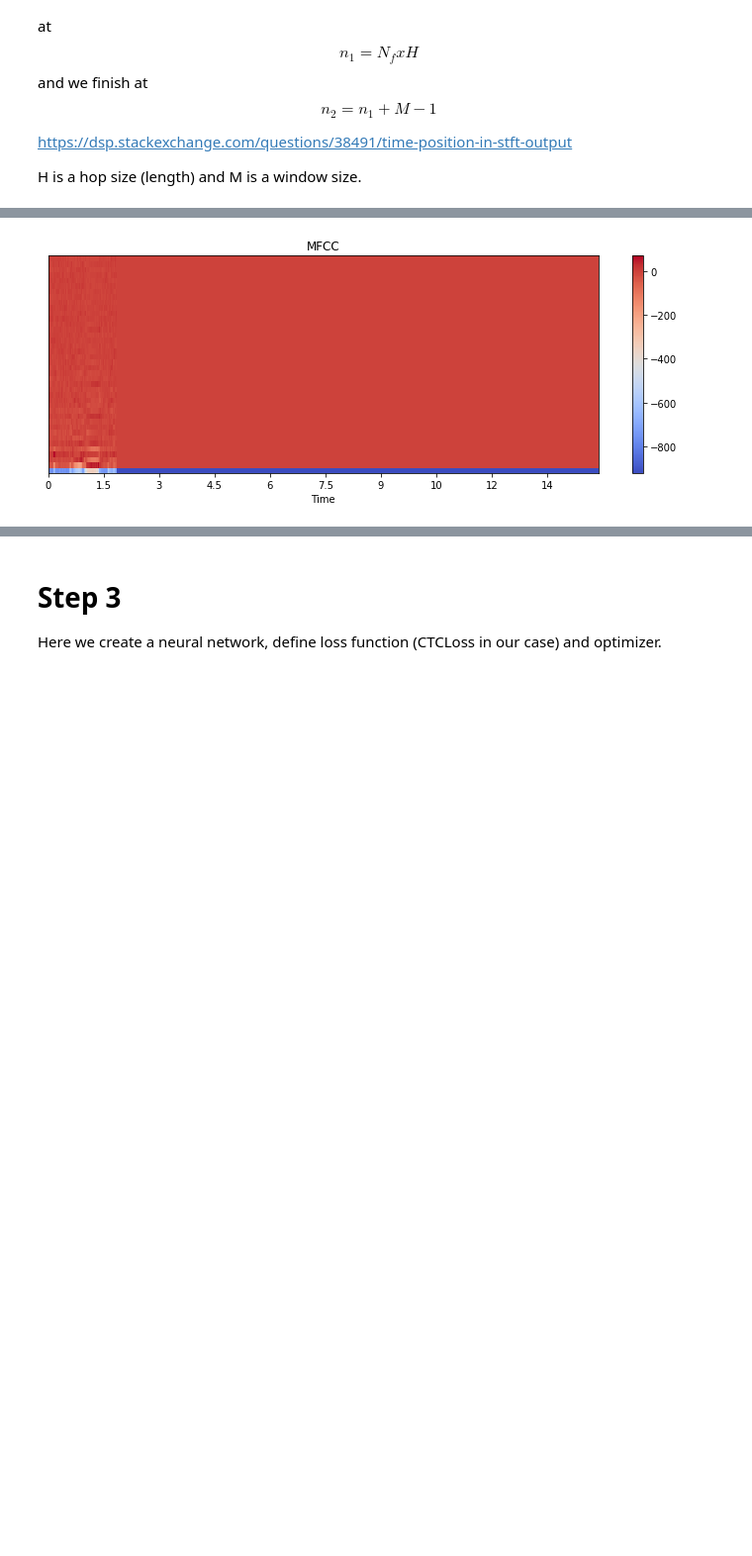
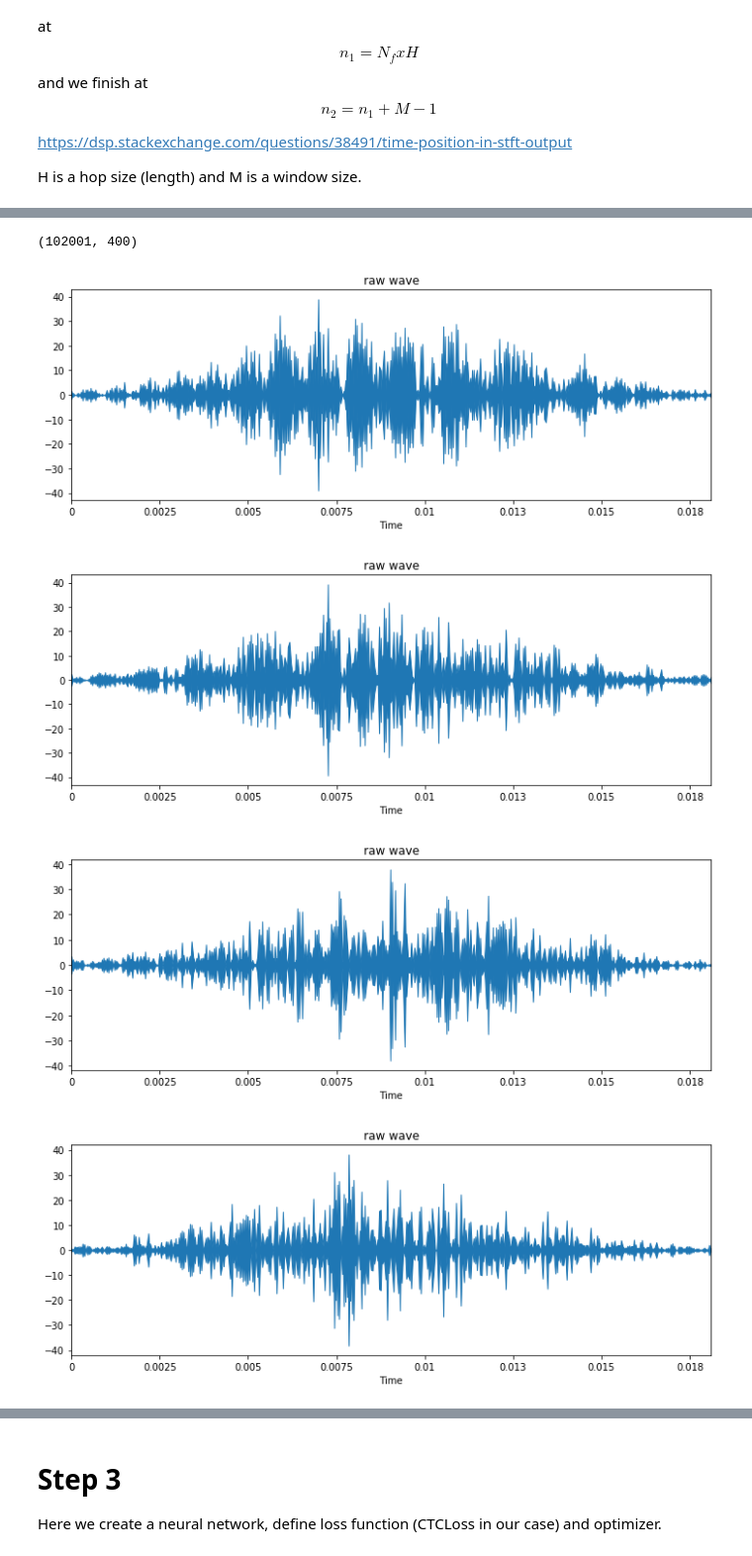
Before and after one commit to Davide01/automatic-speech-recognition, a Jupyter notebook: Sound-preprocessing_1.ipynb, the cells around one changed output, grey strips where cells are left out. Shown at 99% size. Saved outputs shown, nothing was run; the diff lists cells and outputs as text; code cells hidden in the pictures; blank space fills up the shorter version.

```diff
--- a/Sound-preprocessing_1.ipynb
+++ b/Sound-preprocessing_1.ipynb
@@ -269,0 +517,2 @@ ys_valid_emphasize=pre_emphasize(ys_valid_new, 0.97)
+# %%
+raw_wave_frames = 0
@@ -269,0 +523,2 @@ ys_valid_emphasize=pre_emphasize(ys_valid_new, 0.97)
+# %%
+sam = raw_wave_frames[0]
@@ -269,0 +529,14 @@ ys_valid_emphasize=pre_emphasize(ys_valid_new, 0.97)
+# %%
+#Here we plot mel spectrogram of one of the samples. Since this sample is pretty
+#long, we have something over the whole time period
+for i in range(10):
+    plt.figure(figsize=(10, 4))
+
+#>>> plt.figure()
+#>>> plt.subplot(3, 1, 1)
+#librosa.display.waveplot(frameg[3] , x_axis='time')
+
+    librosa.display.waveplot(numpy.array(sam[i]), sr=16000, x_axis='time')
+#plt.colorbar()
+    plt.title('raw wave')
+    plt.tight_layout()
@@ -279,10 +591,23 @@ Ms_valid=mfccs(ys=ys_valid_emphasize, n_mfcc=N_MFCC, N_FFT=N_FFT, hop_size=hop_s
+# %%
+frameg.shape
+# %% [output]
+(102001, 400)
 # %%
 #Here we plot mel spectrogram of one of the samples. Since this sample is pretty
 #long, we have something over the whole time period
-plt.figure(figsize=(10, 4))
-librosa.display.specshow(Ms[1][0], x_axis='time')
-plt.colorbar()
-plt.title('MFCC')
-plt.tight_layout()
+for i in range(10):
+    plt.figure(figsize=(10, 4))
+
+#>>> plt.figure()
+#>>> plt.subplot(3, 1, 1)
+#librosa.display.waveplot(frameg[3] , x_axis='time')
+
+    librosa.display.waveplot(numpy.array(frames[i]), x_axis='time')
+#plt.colorbar()
+    plt.title('raw wave')
+    plt.tight_layout()
 # %% [output]
-[figure, old version]
+[figure, new version]
+[figure, added]
+[figure, added]
+[figure, added]
```
Also changed, not shown: parts of 28 cells of this notebook, 3 other files.
